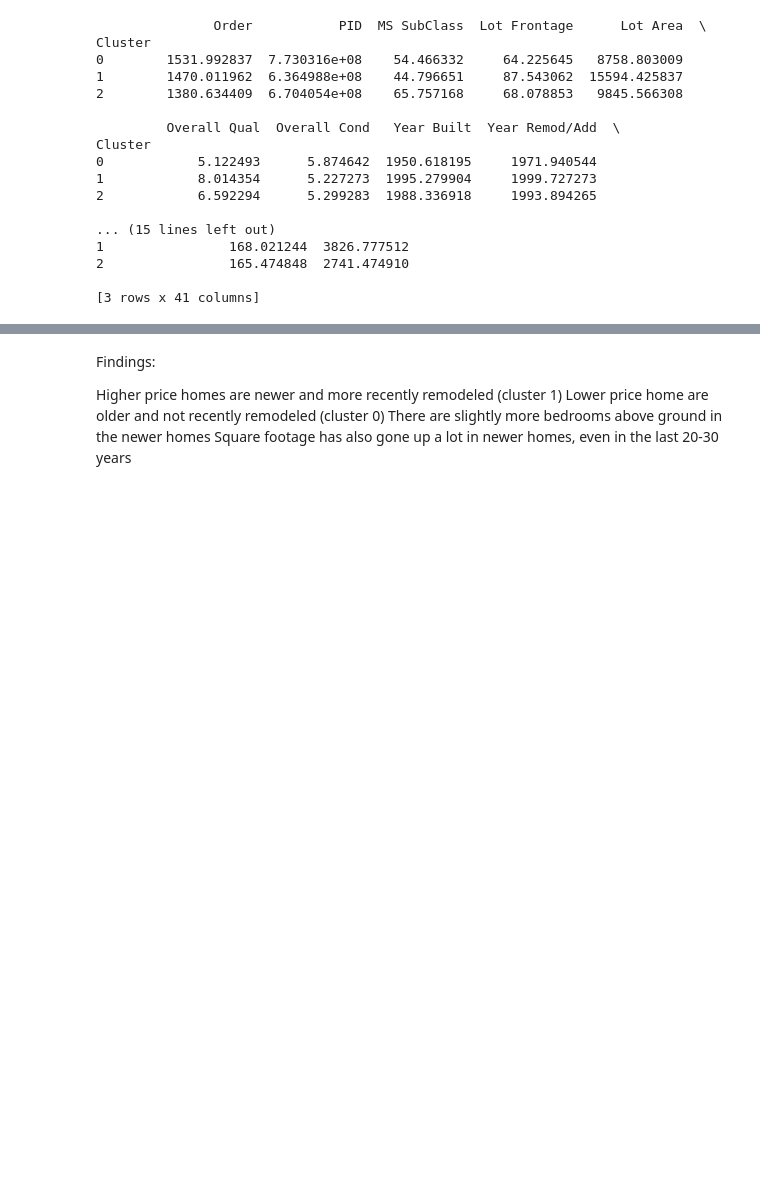
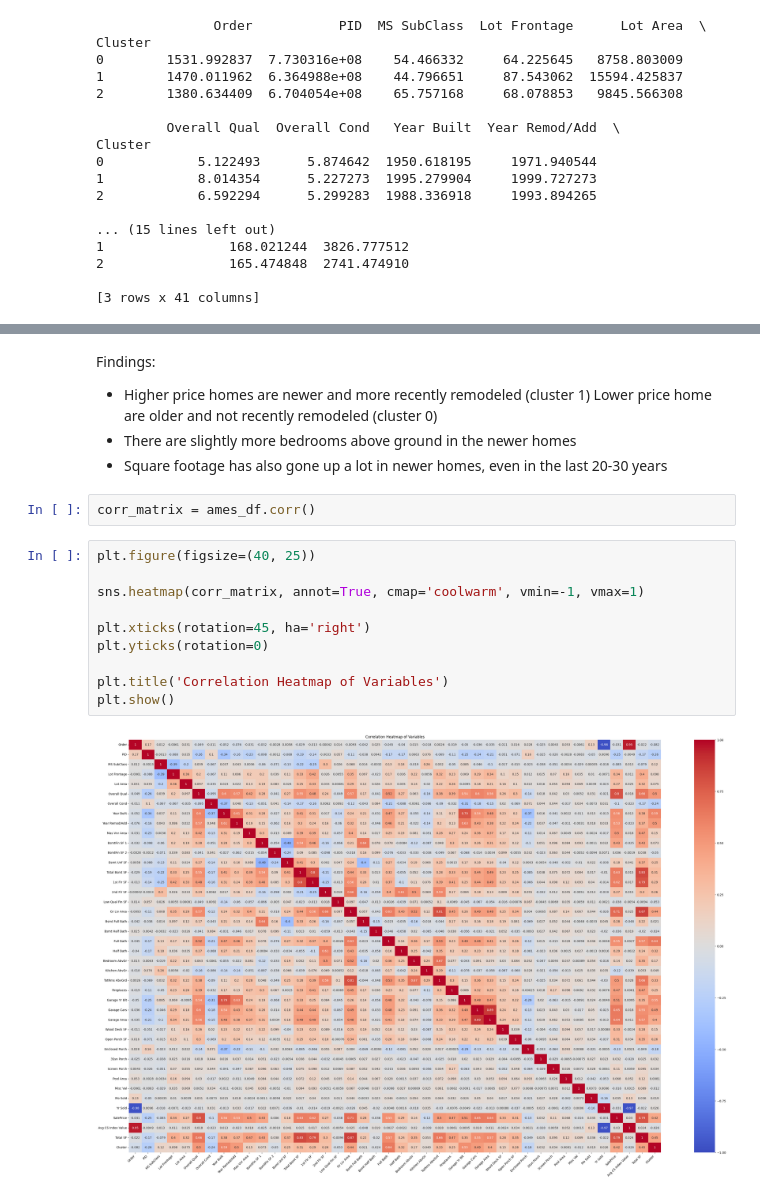
Before and after one commit to jessnguyen9/Ames-Housing-Machine-Learning-Project, a Jupyter notebook: Ames_Clustering.ipynb, the cells around one changed output, grey strips where cells are left out. Saved outputs shown, nothing was run; the diff lists cells and outputs as text; blank space fills up the shorter version.

```diff
--- a/Ames_Clustering.ipynb
+++ b/Ames_Clustering.ipynb
@@ -145,7 +145,21 @@ cluster_summary[['Year Built', 'Year Remod/Add', 'Overall Qual', 'Overall Cond',
 # %% [markdown]
 Findings:
 
-Higher price homes are newer and more recently remodeled (cluster 1)
+* Higher price homes are newer and more recently remodeled (cluster 1)
 Lower price home are older and not recently remodeled (cluster 0)
-There are slightly more bedrooms above ground in the newer homes
-Square footage has also gone up a lot in newer homes, even in the last 20-30 years
+* There are slightly more bedrooms above ground in the newer homes
+* Square footage has also gone up a lot in newer homes, even in the last 20-30 years
+# %%
+corr_matrix = ames_df.corr()
+# %%
+plt.figure(figsize=(40, 25))
+
+sns.heatmap(corr_matrix, annot=True, cmap='coolwarm', vmin=-1, vmax=1)
+
+plt.xticks(rotation=45, ha='right')
+plt.yticks(rotation=0)
+
+plt.title('Correlation Heatmap of Variables')
+plt.show()
+# %% [output]
+[figure, added]
```
Also changed, not shown: parts of 2 cells of this notebook.
